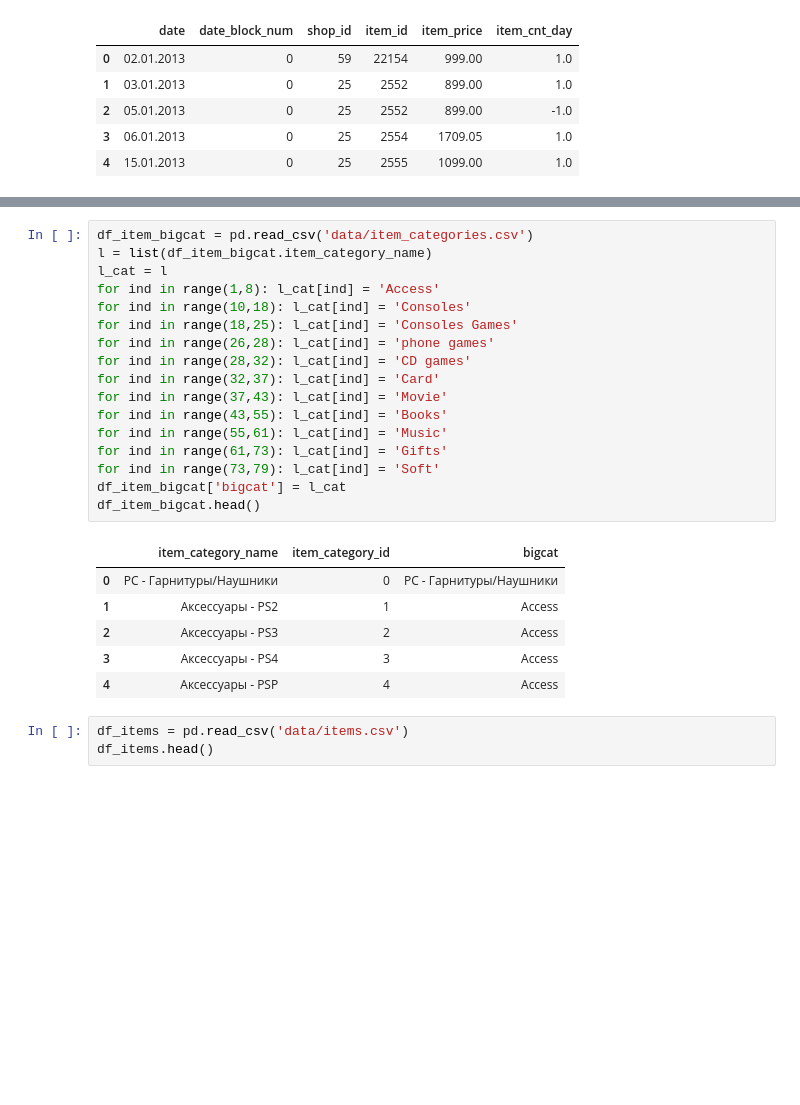
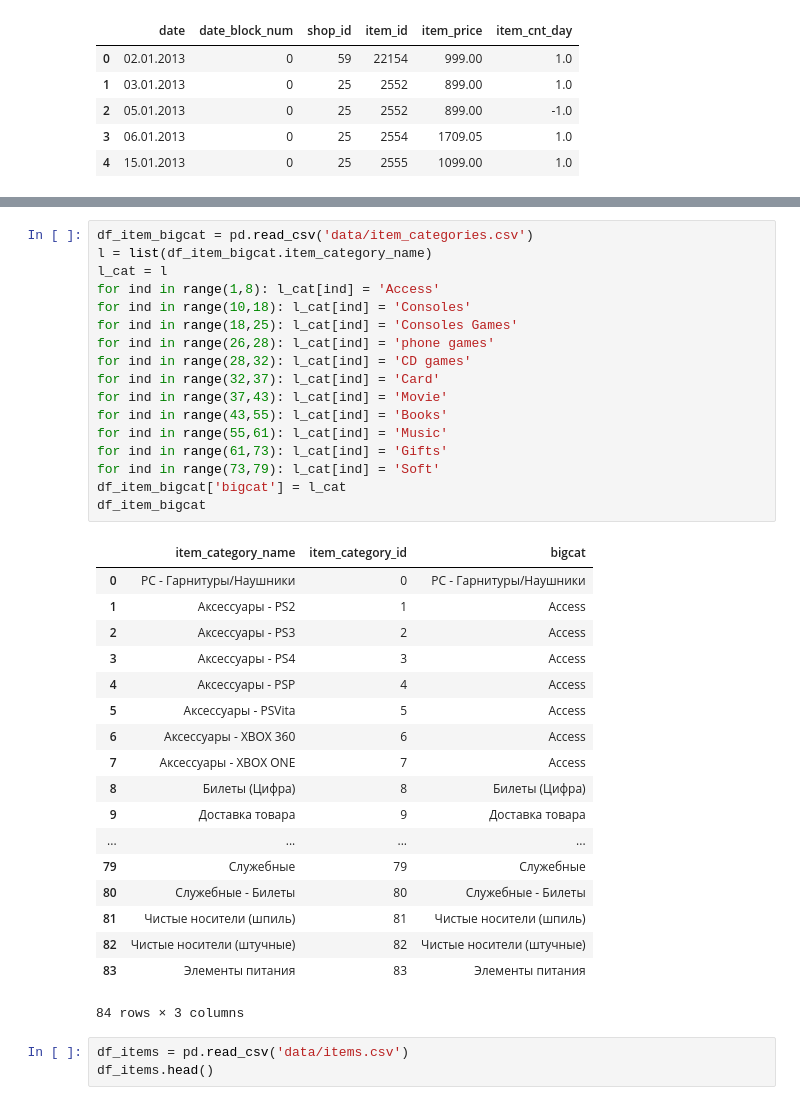
Before and after one commit to GatzZ/competitive-data-science-final-project, a Jupyter notebook: Main.ipynb, the cells around one changed output, grey strips where cells are left out. Cells and saved outputs as stored; diff of their text form; blank space fills up the shorter version.

```diff
--- a/Main.ipynb
+++ b/Main.ipynb
@@ -31,27 +31,39 @@ df_test_.head()
 # %%
 df_item_bigcat = pd.read_csv('data/item_categories.csv')
 l = list(df_item_bigcat.item_category_name)
 l_cat = l
 for ind in range(1,8): l_cat[ind] = 'Access'
 for ind in range(10,18): l_cat[ind] = 'Consoles'
 for ind in range(18,25): l_cat[ind] = 'Consoles Games'
 for ind in range(26,28): l_cat[ind] = 'phone games'
 for ind in range(28,32): l_cat[ind] = 'CD games'
 for ind in range(32,37): l_cat[ind] = 'Card'
 for ind in range(37,43): l_cat[ind] = 'Movie'
 for ind in range(43,55): l_cat[ind] = 'Books'
 for ind in range(55,61): l_cat[ind] = 'Music'
 for ind in range(61,73): l_cat[ind] = 'Gifts'
 for ind in range(73,79): l_cat[ind] = 'Soft'
 df_item_bigcat['bigcat'] = l_cat
-df_item_bigcat.head()
+df_item_bigcat
 # %% [output]
 |  | item_category_name | item_category_id | bigcat |
 | 0 | PC - Гарнитуры/Наушники | 0 | PC - Гарнитуры/Наушники |
 | 1 | Аксессуары - PS2 | 1 | Access |
 | 2 | Аксессуары - PS3 | 2 | Access |
 | 3 | Аксессуары - PS4 | 3 | Access |
 | 4 | Аксессуары - PSP | 4 | Access |
+| 5 | Аксессуары - PSVita | 5 | Access |
+| 6 | Аксессуары - XBOX 360 | 6 | Access |
+| 7 | Аксессуары - XBOX ONE | 7 | Access |
+| 8 | Билеты (Цифра) | 8 | Билеты (Цифра) |
+| 9 | Доставка товара | 9 | Доставка товара |
+| ... | ... | ... | ... |
+| 79 | Служебные | 79 | Служебные |
+| 80 | Служебные - Билеты | 80 | Служебные - Билеты |
+| 81 | Чистые носители (шпиль) | 81 | Чистые носители (шпиль) |
+| 82 | Чистые носители (штучные) | 82 | Чистые носители (штучные) |
+| 83 | Элементы питания | 83 | Элементы питания |
+84 rows × 3 columns
 # %%
 df_items = pd.read_csv('data/items.csv')
 df_items.head()
```
Also changed, not shown: parts of 40 cells of this notebook, 2 other files.
